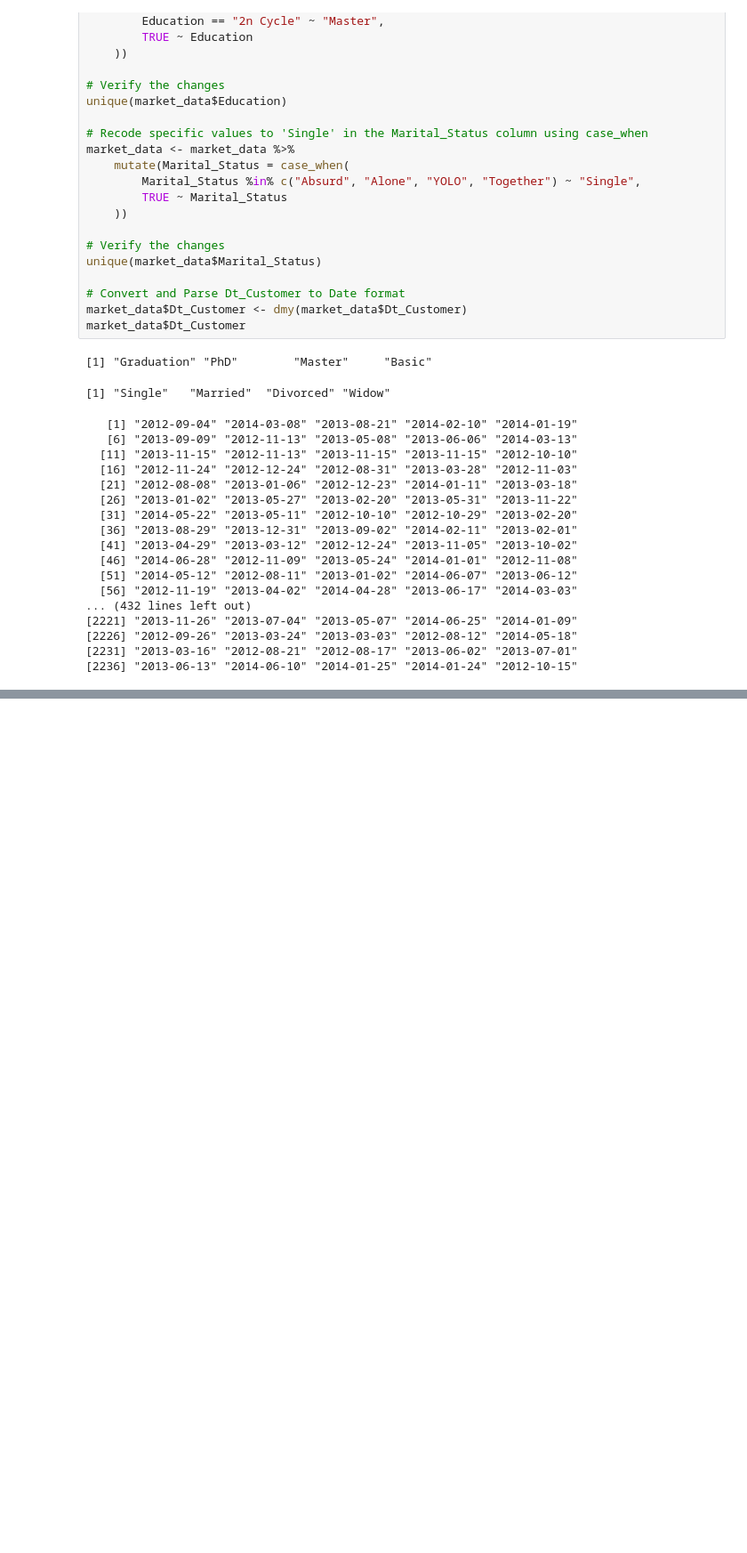
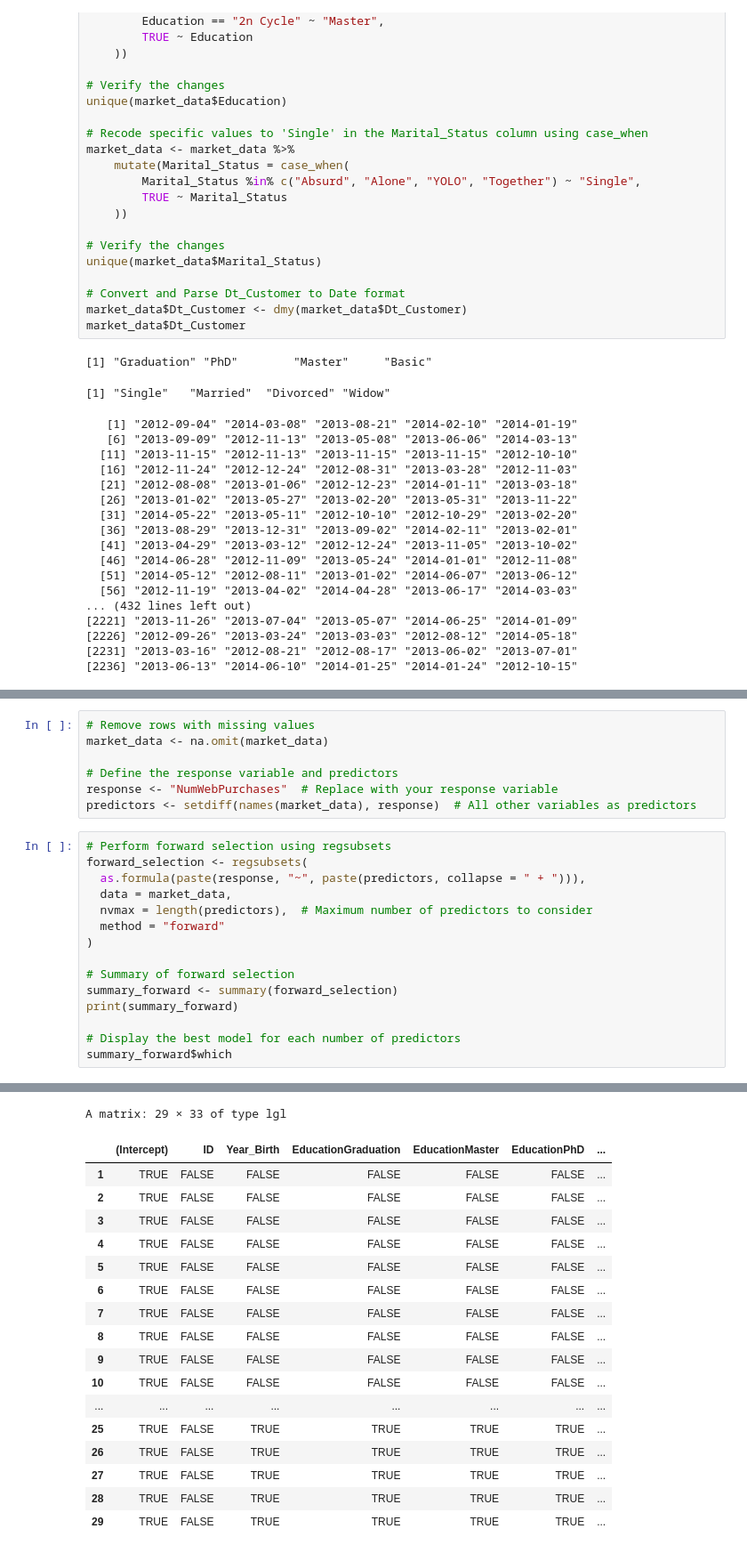
Before and after one commit to DrakenRaptor/STAT301_ProjectGrp26, a Jupyter notebook: Individual Assignment (Project).ipynb, the cells around one changed output, grey strips where cells are left out. Shown at 89% size. Saved outputs shown, nothing was run; the diff lists cells and outputs as text; blank space fills up the shorter version.

Commit message:
Added Backward & Forward Selection

```diff
--- a/Individual Assignment (Project).ipynb
+++ b/Individual Assignment (Project).ipynb
@@ -288,0 +312,23 @@ A tibble: 6 × 29
+# %%
+# Remove rows with missing values
+market_data <- na.omit(market_data)
+
+# Define the response variable and predictors
+response <- "NumWebPurchases"  # Replace with your response variable
+predictors <- setdiff(names(market_data), response)  # All other variables as predictors
+# %%
+# Perform forward selection using regsubsets
+forward_selection <- regsubsets(
+  as.formula(paste(response, "~", paste(predictors, collapse = " + "))),
+  data = market_data,
+  nvmax = length(predictors),  # Maximum number of predictors to consider
+  method = "forward"
+)
+
+# Summary of forward selection
+summary_forward <- summary(forward_selection)
+print(summary_forward)
+
+# Display the best model for each number of predictors
+summary_forward$which
+# %% [output]
@@ -288,0 +354,18 @@ A tibble: 6 × 29
+A matrix: 29 × 33 of type lgl
+|  | (Intercept) | ID | Year_Birth | EducationGraduation | EducationMaster | EducationPhD | ... |
+| 1 | TRUE | FALSE | FALSE | FALSE | FALSE | FALSE | ... |
+| 2 | TRUE | FALSE | FALSE | FALSE | FALSE | FALSE | ... |
+| 3 | TRUE | FALSE | FALSE | FALSE | FALSE | FALSE | ... |
+| 4 | TRUE | FALSE | FALSE | FALSE | FALSE | FALSE | ... |
+| 5 | TRUE | FALSE | FALSE | FALSE | FALSE | FALSE | ... |
+| 6 | TRUE | FALSE | FALSE | FALSE | FALSE | FALSE | ... |
+| 7 | TRUE | FALSE | FALSE | FALSE | FALSE | FALSE | ... |
+| 8 | TRUE | FALSE | FALSE | FALSE | FALSE | FALSE | ... |
+| 9 | TRUE | FALSE | FALSE | FALSE | FALSE | FALSE | ... |
+| 10 | TRUE | FALSE | FALSE | FALSE | FALSE | FALSE | ... |
+| ... | ... | ... | ... | ... | ... | ... | ... |
+| 25 | TRUE | FALSE | TRUE | TRUE | TRUE | TRUE | ... |
+| 26 | TRUE | FALSE | TRUE | TRUE | TRUE | TRUE | ... |
+| 27 | TRUE | FALSE | TRUE | TRUE | TRUE | TRUE | ... |
+| 28 | TRUE | FALSE | TRUE | TRUE | TRUE | TRUE | ... |
+| 29 | TRUE | FALSE | TRUE | TRUE | TRUE | TRUE | ... |
```
Also changed, not shown: parts of 5 cells of this notebook.
